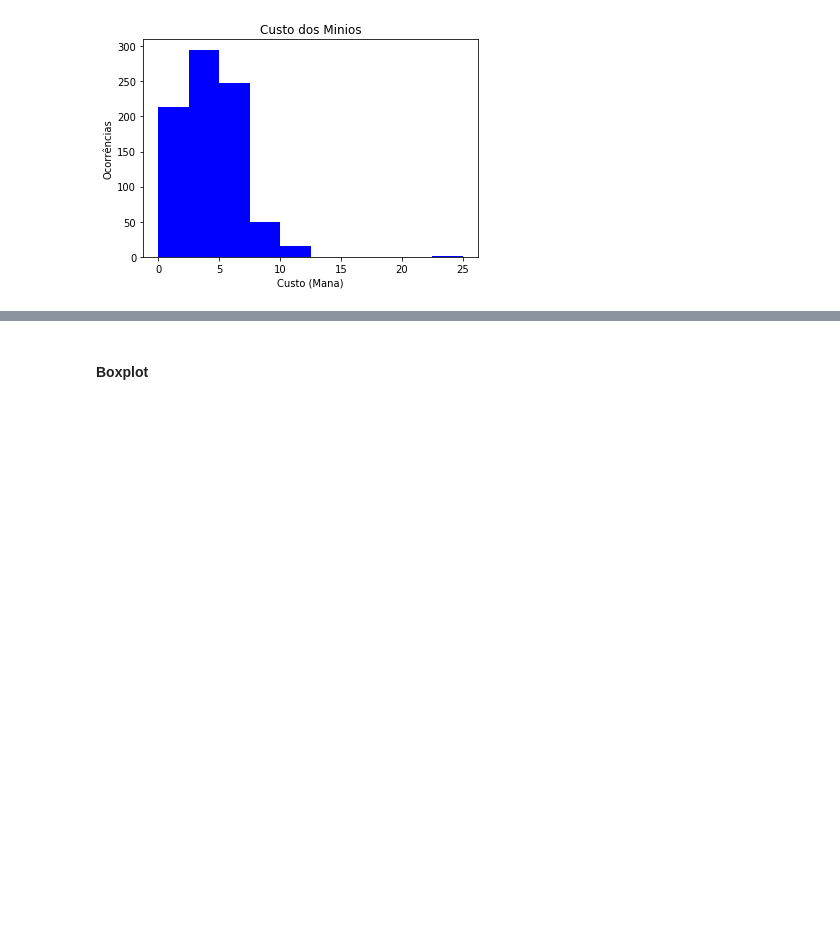
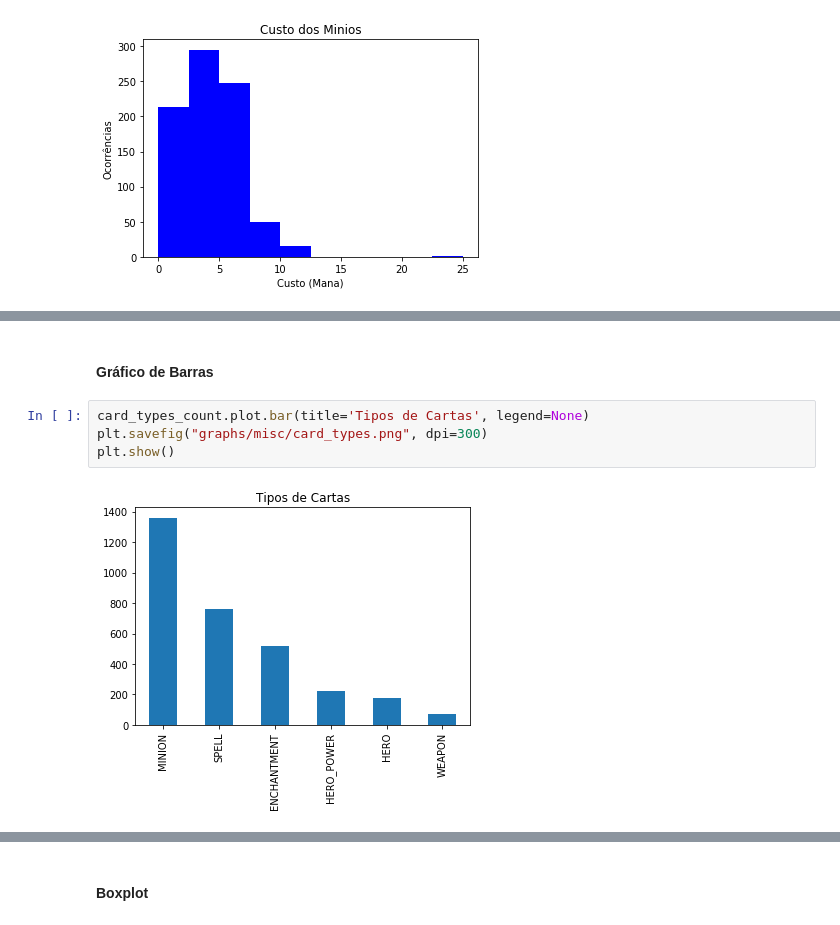
Before and after one commit to xdot2012/hearthstone_card_prediction, a Jupyter notebook: DataScience/douglas/Ciência de Dados.ipynb, the cells around one changed output, grey strips where cells are left out. Drawn from its saved outputs; the diff is of its cells as text; blank space fills up the shorter version.

```diff
--- a/DataScience/douglas/Ciência de Dados.ipynb
+++ b/DataScience/douglas/Ciência de Dados.ipynb
@@ -376 +297,9 @@ Name: cost, Length: 823, dtype: float64
+# %% [markdown]
+<h4><strong>Gráfico de Barras</strong></h4>
+# %%
+card_types_count.plot.bar(title='Tipos de Cartas', legend=None)
+plt.savefig("graphs/misc/card_types.png", dpi=300)
+plt.show()
+# %% [output]
+[figure, added]
 # %%
```
Also changed, not shown: parts of 21 cells of this notebook, 12 other files.
